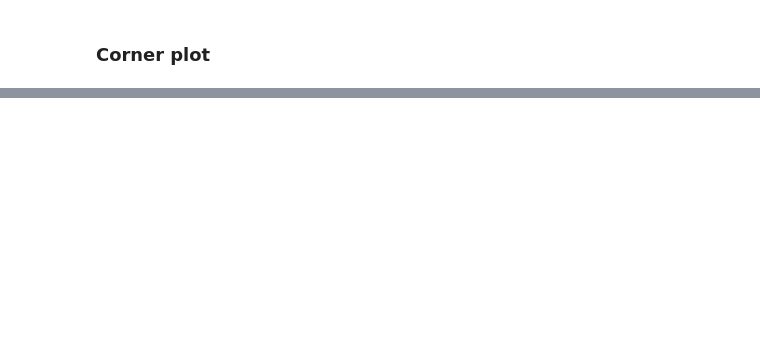
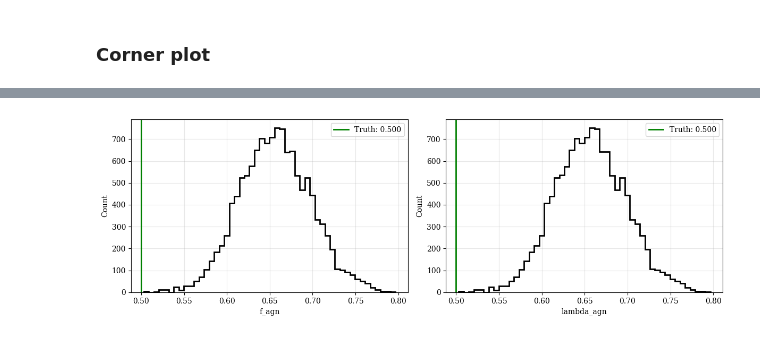
Before and after one commit to kstoreyf/gws-agn, a Jupyter notebook: notebooks/2025-11-26_inference_fdirect.ipynb, the cells around one changed output, grey strips where cells are left out. Cells and saved outputs as stored; diff of their text form; code cells hidden in the pictures; blank space fills up the shorter version.

```diff
--- a/notebooks/2025-11-26_inference_fdirect.ipynb
+++ b/notebooks/2025-11-26_inference_fdirect.ipynb
@@ -468,0 +662,39 @@ WARNING:matplotlib.font_manager:findfont: Font family 'Times New Roman' not foun
+# %%
+# Solve for f_agn and lambda_agn from posterior f samples and plot
+frac_agn_samples = samples[:, 1]  # f corresponds to frac_agn in this inference
+
+N_gal = metadata.get('N_gal')
+N_agn = metadata.get('N_agn')
+if N_gal is None or N_agn is None:
+    raise ValueError("N_gal or N_agn missing from metadata; cannot solve for f_agn and lambda_agn.")
+
+fagn_solutions = []
+lambda_solutions = []
+for ff in frac_agn_samples:
+    f_sol, lam_sol = solve_fagn_lambda(ff, N_gal, N_agn)
+    fagn_solutions.append(f_sol)
+    lambda_solutions.append(lam_sol)
+
+fagn_solutions = np.array(fagn_solutions)
+lambda_solutions = np.array(lambda_solutions)
+
+fig, axes = plt.subplots(1, 2, figsize=(12, 4))
+
+axes[0].hist(fagn_solutions, bins=50, color='k', histtype='step', lw=2)
+axes[0].axvline(truth_f_agn, color='green', linestyle='-', linewidth=2, label=f"Truth: {truth_f_agn:.3f}")
+axes[0].set_xlabel('f_agn')
+axes[0].set_ylabel('Count')
+axes[0].legend()
+axes[0].grid(alpha=0.3)
+
+axes[1].hist(lambda_solutions, bins=50, color='k', histtype='step', lw=2)
+axes[1].axvline(lambda_agn, color='green', linestyle='-', linewidth=2, label=f"Truth: {lambda_agn:.3f}")
+axes[1].set_xlabel('lambda_agn')
+axes[1].set_ylabel('Count')
+axes[1].legend()
+axes[1].grid(alpha=0.3)
+
+plt.tight_layout()
+plt.show()
+# %% [output]
+[figure, added]
```
Also changed, not shown: parts of 10 cells of this notebook, 3 other files.
